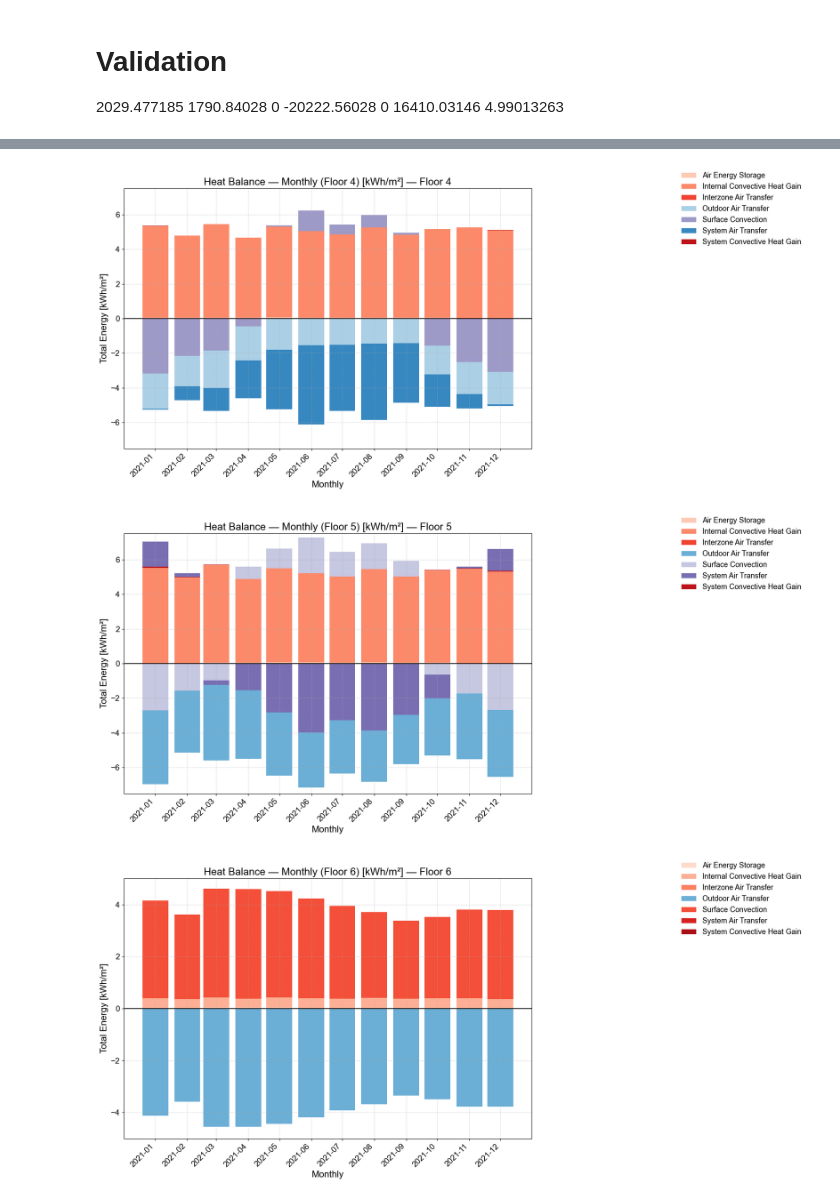
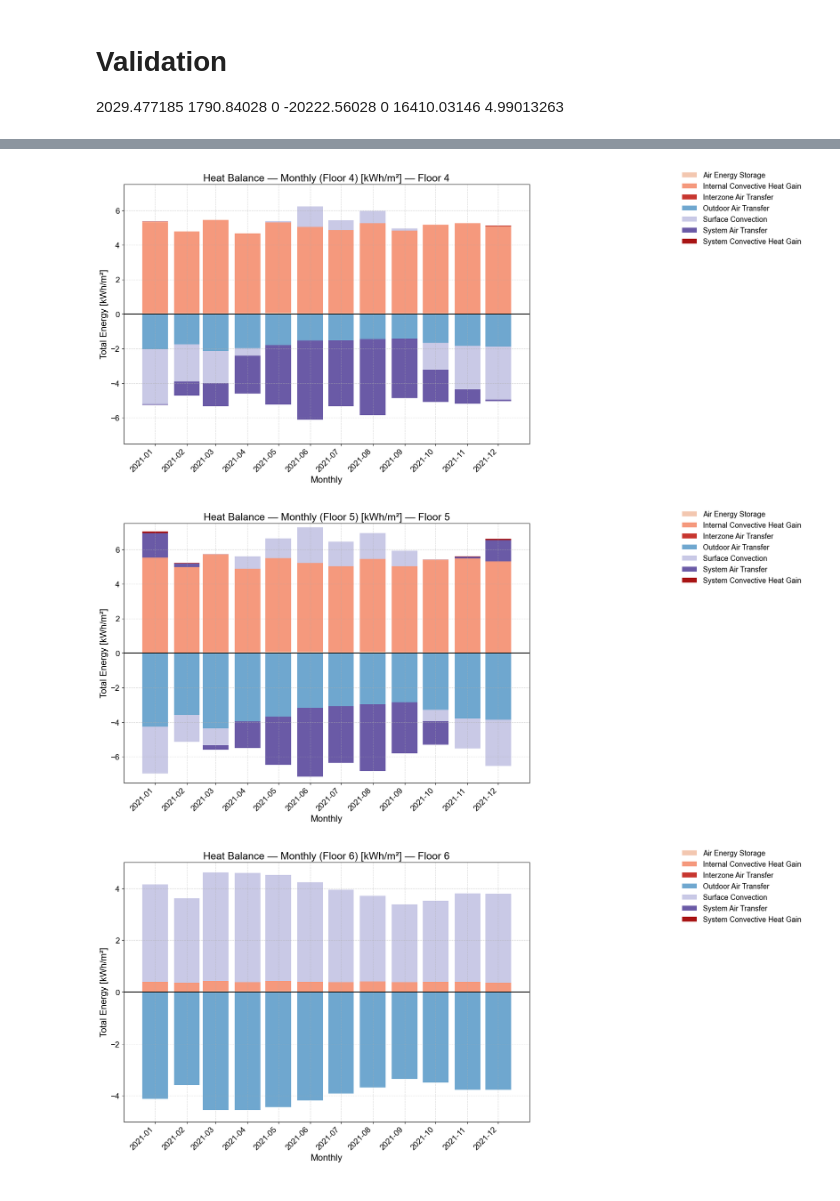
Before and after one commit to RuiBoGithub/eplus_heat_balance, a Jupyter notebook: Test.ipynb, the cells around one changed output, grey strips where cells are left out. Saved outputs shown, nothing was run; the diff lists cells and outputs as text; code cells hidden in the pictures.

```diff
--- a/Test.ipynb
+++ b/Test.ipynb
@@ -71,0 +79,33 @@ df_bldg = get_df(aggs, scale="yearly", scope="building", units="kWh", per_m2=Tru
+# %%
+# Your fixed colors (cleaned names)
+from __pltReIDF import plot_month_compare_across_building_and_floors
+
+
+USER_COLORS = {
+    "Air Energy Storage": "#f3c7b0",
+    "Internal Convective Heat Gain": "#f5997d",
+    "Interzone Air Transfer": "#c7362f",
+    "Outdoor Air Transfer": "#6fa7cf",
+    "Surface Convection": "#c9c9e6",
+    "System Air Transfer": "#6a5aa6",
+    "System Convective Heat Gain": "#a81414",
+}
+
+# Building-only (unchanged)
+df_bldg = get_df(aggs, scale="monthly", scope="building",
+                 units="kWh", per_m2=True, long_df_for_area=long_df)
+plot_heat_balance(df_bldg, scale="monthly", scope="building",
+                  units="kWh", per_m2=True,
+                  fixed_color_map=USER_COLORS, strict_colors=True)
+
+# Building vs floors, months grid — with 1F, 2F, … and B1F for -1
+plot_month_compare_across_building_and_floors(
+    aggs=aggs,
+    long_df=long_df,
+    floors=list(range(-1, 7)),
+    units="kWh",
+    per_m2=True,
+    fixed_color_map=USER_COLORS,
+    strict_colors=True,
+    floor_labeler=lambda f: (f"{int(f)}F" if int(f) >= 0 else f"B{abs(int(f))}F")
+)
@@ -78,6 +121,6 @@ for f in range(-1, 7):
         print(f"[Info] Floor {f} has no data.")
         continue
     plot_heat_balance(df_f, scale="monthly", scope=f"floor {f}",
-                      units="kWh", per_m2=True, global_color_map=global_colors,
+                      units="kWh", per_m2=True, fixed_color_map=USER_COLORS, strict_colors=True,
                       title_suffix=f"— Floor {f}")
 # %% [output]
@@ -89,3 +132,3 @@ for f in range(-1, 7):
-[figure, old version]
+[figure, new version]
-[figure, old version]
+[figure, new version]
-[figure, old version]
+[figure, new version]
```
Also changed, not shown: parts of 5 cells of this notebook, 1 other file.
